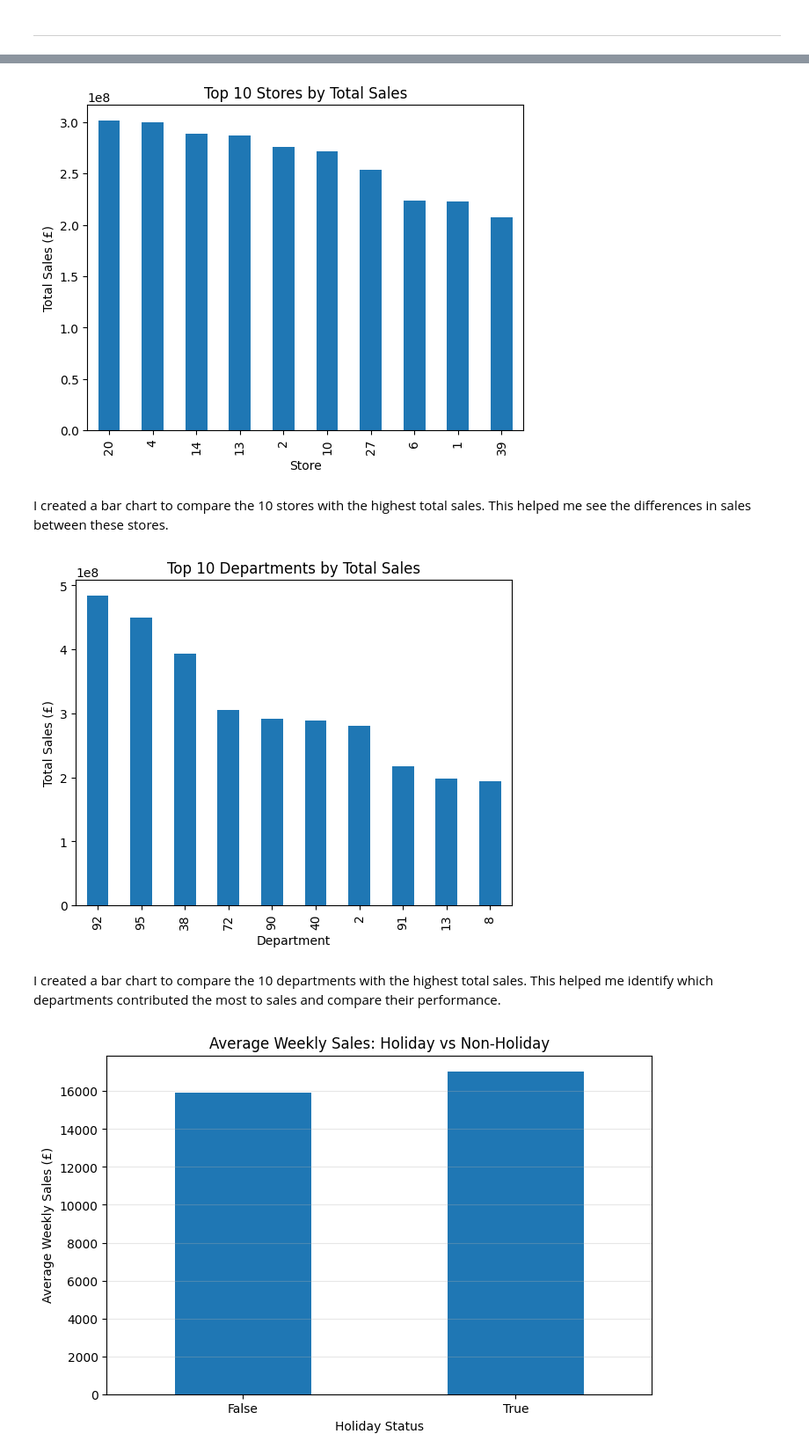
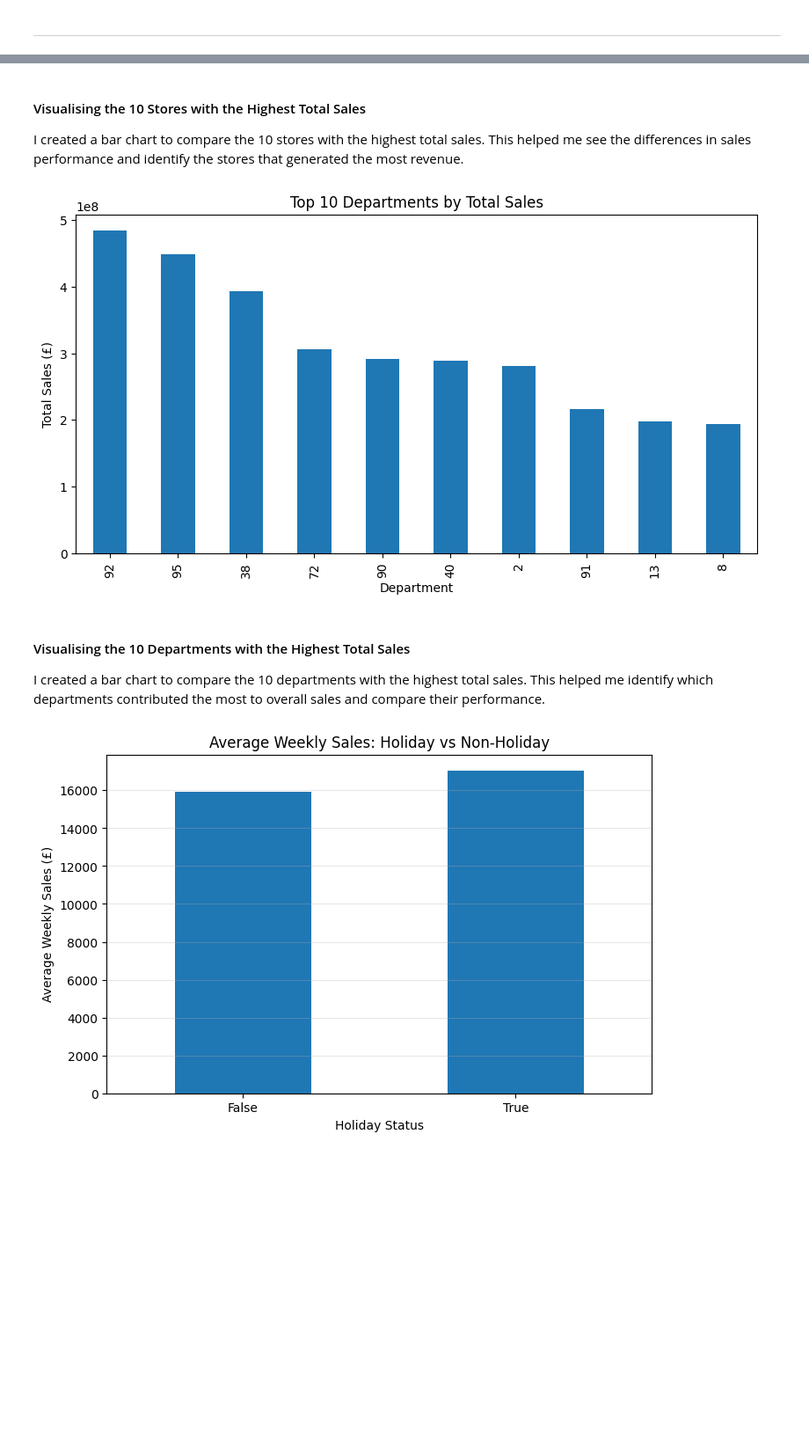
Before and after one commit to yetundeokunlade-commits/retail-sales-analysis, a Jupyter notebook: jupyter_notebooks/Notebook_Template.ipynb, the cells around one changed output, grey strips where cells are left out. Shown at 88% size. Cells and saved outputs as stored; diff of their text form; code cells hidden in the pictures; blank space fills up the shorter version.

```diff
--- a/jupyter_notebooks/Notebook_Template.ipynb
+++ b/jupyter_notebooks/Notebook_Template.ipynb
@@ -1731,33 +1855,24 @@ I created a line chart to compare average weekly sales across the months in the
+# %% [markdown]
+#### Visualising the 10 Stores with the Highest Total Sales
+
+I created a bar chart to compare the 10 stores with the highest total sales. This helped me see the differences in sales performance and identify the stores that generated the most revenue.
 # %%
-# Create a bar chart for the 10 stores with the highest total sales.
-store_sales.head(10).plot(kind='bar')
+# Create a bar chart for the 10 departments with the highest total sales.
+dept_sales.head(10).plot(kind='bar', figsize=(10, 5))
 
 # Add a title and labels to the chart.
-plt.title('Top 10 Stores by Total Sales')
-plt.xlabel('Store')
+plt.title('Top 10 Departments by Total Sales')
+plt.xlabel('Department')
 plt.ylabel('Total Sales (£)')
 
 # Display the chart.
 plt.show()
 # %% [output]
-[figure, old version]
+[figure, new version]
 # %% [markdown]
-I created a bar chart to compare the 10 stores with the highest total sales. This helped me see the differences in sales between these stores.
+#### Visualising the 10 Departments with the Highest Total Sales
+
+I created a bar chart to compare the 10 departments with the highest total sales. This helped me identify which departments contributed the most to overall sales and compare their performance.
-# %%
-# Create a bar chart for the 10 departments with the highest total sales.
-dept_sales.head(10).plot(kind='bar')
-
-# Add a title and labels to the chart.
-plt.title('Top 10 Departments by Total Sales')
-plt.xlabel('Department')
-plt.ylabel('Total Sales (£)')
-
-# Display the chart.
-plt.show()
-# %% [output]
-[figure, removed]
-# %% [markdown]
-I created a bar chart to compare the 10 departments with the highest total sales. This helped me identify which departments contributed the most to sales and compare their performance.
 # %%
 # Create a bar chart comparing average sales during holiday and non-holiday weeks.
 holiday_sales.plot(kind='bar', figsize=(8, 5))
```
Also changed, not shown: parts of 100 cells of this notebook.
